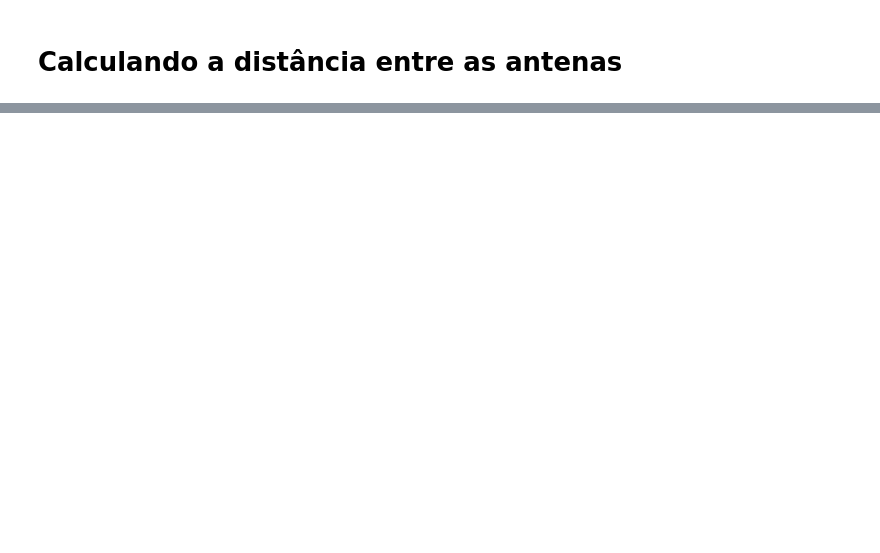
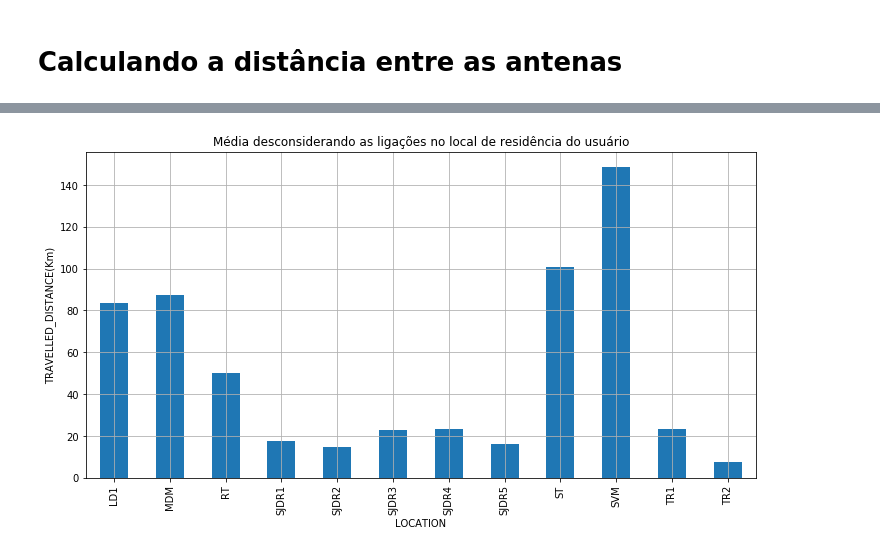
Before and after one commit to ghmc91/Projeto_Mestrado, a Jupyter notebook: Distance_Traveled_By_User.ipynb, the cells around one changed output, grey strips where cells are left out. Drawn from its saved outputs; the diff is of its cells as text; code cells hidden in the pictures; blank space fills up the shorter version.

```diff
--- a/Distance_Traveled_By_User.ipynb
+++ b/Distance_Traveled_By_User.ipynb
@@ -75,0 +204,6 @@ df_final.sample(10)
+# %%
+df = df_final.loc[df_final['TRAVELLED_DISTANCE']>0]
+df2 = df.groupby(['PRESUMED_RESIDENCE']).mean()
+df2 = df2.rename(columns={'TRAVELLED_DISTANCE': 'MEAN'})
+df2 = df2.rename_axis('LOCATION')
+df2
@@ -75,0 +225,9 @@ df_final.sample(10)
+# %%
+plt.figure(figsize=(12,6))
+df2['MEAN'].plot(kind='bar')
+plt.title('Média desconsiderando as ligações no local de residência do usuário')
+plt.ylabel('TRAVELLED_DISTANCE(Km)')
+plt.grid()
+plt.savefig('Média desconsiderando as ligações no local de residência do usuário.png')
+# %% [output]
+[figure, added]
```
Also changed, not shown: parts of 18 cells of this notebook, 2 other files.
